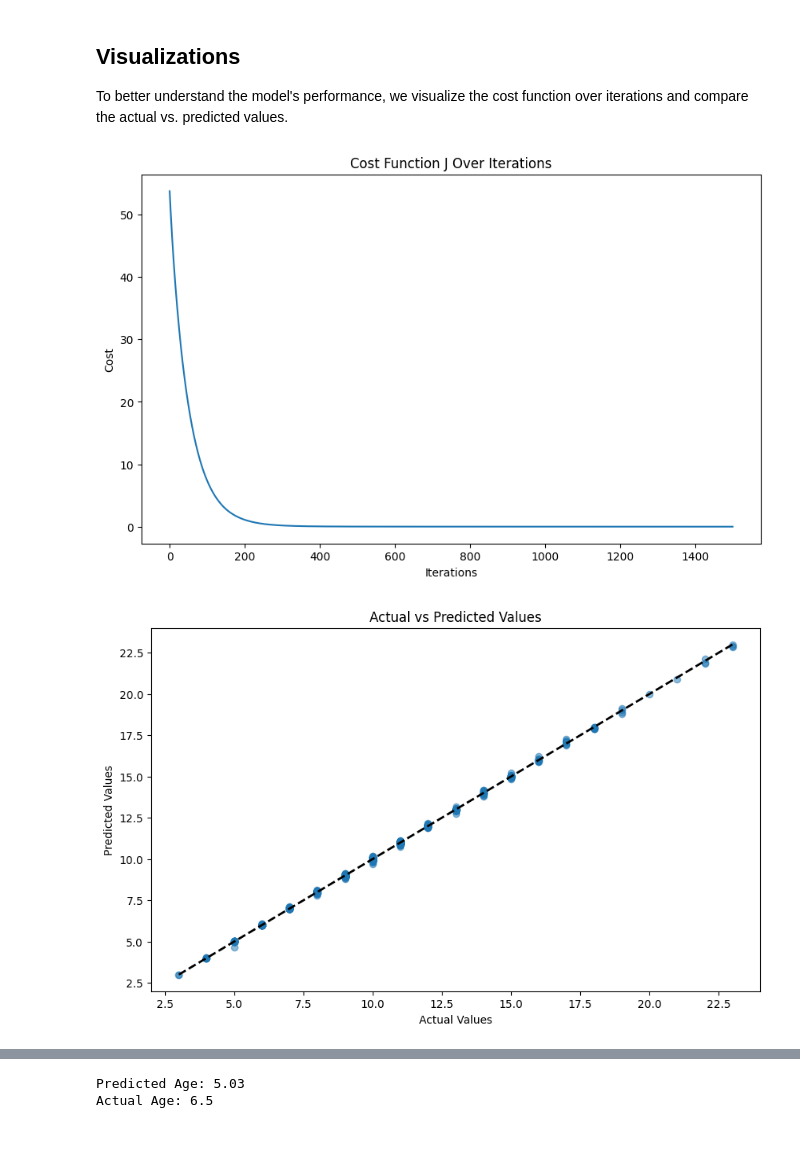
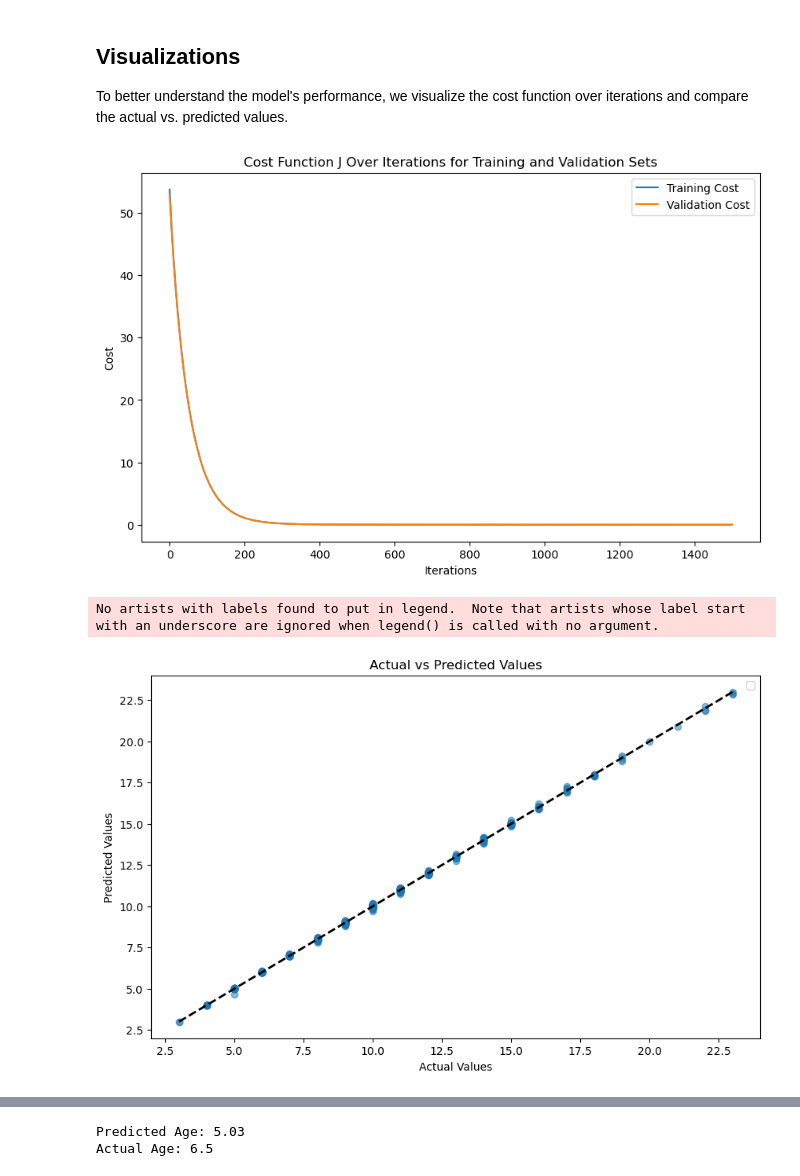
Before and after one commit to sulikismaylovv/AbaloneAgePrediction, a Jupyter notebook: notebooks/LinearRegression.ipynb, the cells around one changed output, grey strips where cells are left out. Drawn from its saved outputs; the diff is of its cells as text; code cells hidden in the pictures; blank space fills up the shorter version.

Commit message:
validation to LR added

```diff
--- a/notebooks/LinearRegression.ipynb
+++ b/notebooks/LinearRegression.ipynb
@@ -42,9 +42,10 @@ def compute_gradient(X, y, w, b):
     dj_db = np.sum(errors) / m
     return dj_dw, dj_db
 
-def gradient_descent(X, y, w_in, b_in, alpha, num_iters):
+def gradient_descent(X, y, X_val, y_val, w_in, b_in, alpha, num_iters):
     m = len(X)
     J_history = []
+    J_val_history = []
     w = copy.deepcopy(w_in)
     b = b_in
     for i in range(num_iters):
@@ -53,7 +54,9 @@ def gradient_descent(X, y, w_in, b_in, alpha, num_iters):
         b -= alpha * dj_db
         cost = np.mean((np.dot(X, w) + b - y) ** 2) / 2
         J_history.append(cost)
-    return w, b, J_history
+        val_cost = np.mean((np.dot(X_val, w) + b - y_val) ** 2) / 2
+        J_val_history.append(val_cost)
+    return w, b, J_history, J_val_history
 
 def predict(X, w, b):
     return np.dot(X, w) + b
@@ -70,9 +73,11 @@ alpha = 0.01
 
 X_train_array = X_train.values  # Convert DataFrame to numpy array
 y_train_array = y_train.values  # Convert Series to numpy array
+X_val_array = X_val.values  # Convert DataFrame to numpy array (validation data)
+y_val_array = y_val.values  # Convert Series to numpy array (validation data)
 
-# Running gradient descent
-w, b, J_history = gradient_descent(X_train_scaled, y_train_array, initial_w, initial_b, alpha, iterations)
+# Running modified gradient descent with validation data
+w, b, J_history, J_val_history = gradient_descent(X_train_scaled, y_train_array, X_val_scaled, y_val_array, initial_w, initial_b, alpha, iterations)
 # %% [markdown]
 
 ## Model Evaluation
@@ -97,10 +102,12 @@ To better understand the model's performance, we visualize the cost function ove
 
 # Plotting the cost function over iterations
 plt.figure(figsize=(10, 6))
-plt.plot(J_history)
-plt.title('Cost Function J Over Iterations')
+plt.plot(J_history, label='Training Cost')
+plt.plot(J_val_history, label='Validation Cost')
+plt.title('Cost Function J Over Iterations for Training and Validation Sets')
 plt.xlabel('Iterations')
 plt.ylabel('Cost')
+plt.legend()
 plt.show()
 
 # Plotting Predictions vs Actual values
@@ -110,36 +117,39 @@ plt.title('Actual vs Predicted Values')
 plt.xlabel('Actual Values')
 plt.ylabel('Predicted Values')
 plt.plot([y_val.min(), y_val.max()], [y_val.min(), y_val.max()], 'k--', lw=2)
+plt.legend()
 plt.show()
 
 # Plotting Predictions vs Actual values (bar plot)
 # Create a DataFrame for actual vs predicted values
 comparison_df = pd.DataFrame({'Actual Age': y_val, 'Predicted Age': y_val_pred})
 
 # Selecting the first 20 samples for visualization
 comparison_df = comparison_df.head(20)
 
 # Resetting index for better plotting
 comparison_df.reset_index(inplace=True, drop=True)
 
 # Plotting the bar chart with consistent styling
 plt.figure(figsize=(10, 6))  # Adjusting the figure size to match other plots
 bar_width = 0.35
 index = np.arange(len(comparison_df))
 
 plt.bar(index, comparison_df['Actual Age'], bar_width, alpha=0.5, label='Actual Age', color='blue')
 plt.bar(index + bar_width, comparison_df['Predicted Age'], bar_width, alpha=0.5, label='Predicted Age', color='orange')
 
 plt.xlabel('Sample Index')
 plt.ylabel('Age (in years)')
 plt.title('Comparison of Actual and Predicted Age for First 20 Samples')
 plt.xticks(index + bar_width / 2, comparison_df.index)
 plt.legend()
 plt.grid(visible=False)  # Turning off the grid for a cleaner look
 plt.tight_layout()  # Adjusting the layout
+plt.legend()
 plt.show()
 # %% [output]
-[figure, old version]
+[figure, new version]
+No artists with labels found to put in legend.  Note that artists whose label start with an underscore are ignored when legend() is called with no argument.
 [figure]
 [figure]
 # %%
```
Also changed, not shown: parts of 2 cells of this notebook.
